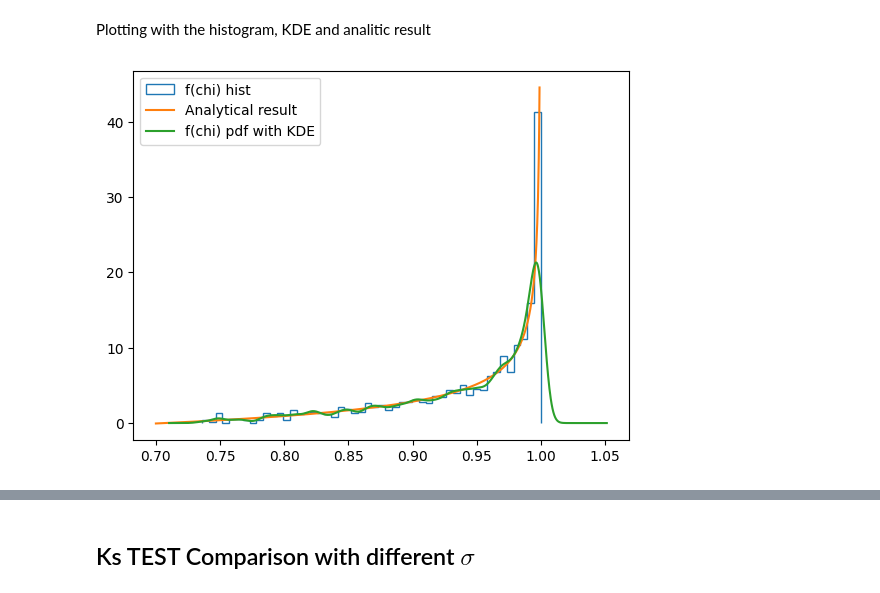
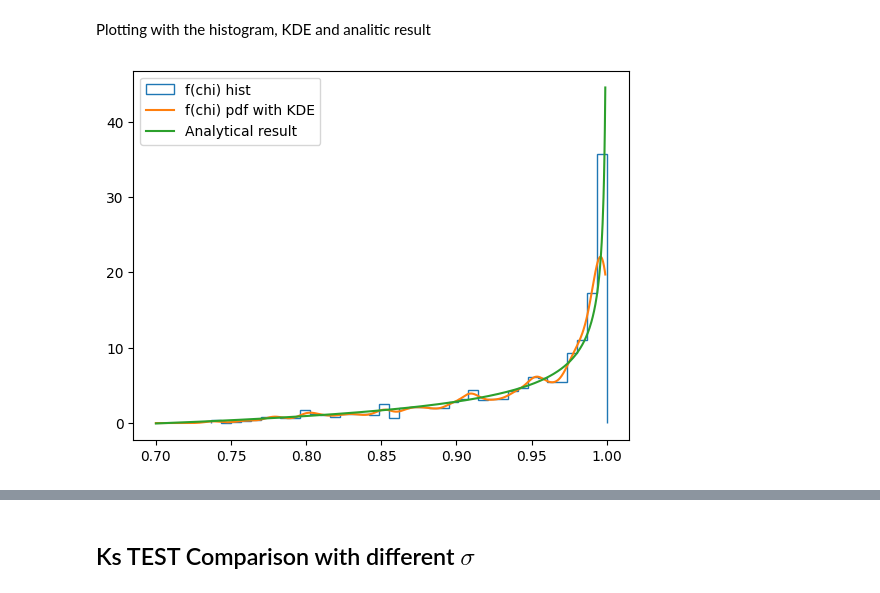
Before and after one commit to Sofiadossena/astrostatistics_bicocca_2025, a Jupyter notebook: working/07_BhMass.ipynb, the cells around one changed output, grey strips where cells are left out. Saved outputs shown, nothing was run; the diff lists cells and outputs as text; code cells hidden in the pictures.

```diff
--- a/working/07_BhMass.ipynb
+++ b/working/07_BhMass.ipynb
@@ -111,10 +111,19 @@ Plotting with the histogram, KDE and analitic result
 # %%
 xgrid2 = np.linspace(0.7,0.999,1000) #at 1 it goes to infinity
 
-plt.hist(f(chi),bins=50, histtype='step', density=True, label='f(chi) hist')
-PDFf = kde_sklearn(f(chi),bandwidth=0.005,kernel="gaussian")
+plt.hist(f(chi),bins=40, histtype='step', density=True, label='f(chi) hist')
+
+def kde_sklearn2(data, bandwidth = 1.0, kernel="linear"):
+
+    kde_skl = KernelDensity(bandwidth = bandwidth,
+                            kernel=kernel)
+    kde_skl.fit(data[:, np.newaxis])
+    log_pdf = kde_skl.score_samples(xgrid2[:, np.newaxis]) # sklearn returns log(density)
+    return np.exp(log_pdf)
+
+PDFf = kde_sklearn2(f(chi),bandwidth=0.005,kernel="gaussian")
+plt.plot(xgrid2,PDFf, label='f(chi) pdf with KDE')
 plt.plot(xgrid2, f_pdf(xgrid2), label='Analytical result')
-plt.plot(xgrid,PDFf, label='f(chi) pdf with KDE')
 plt.legend();
 # %% [output]
-[figure, old version]
+[figure, new version]
```
Also changed, not shown: parts of 17 cells of this notebook, 1 other file.
